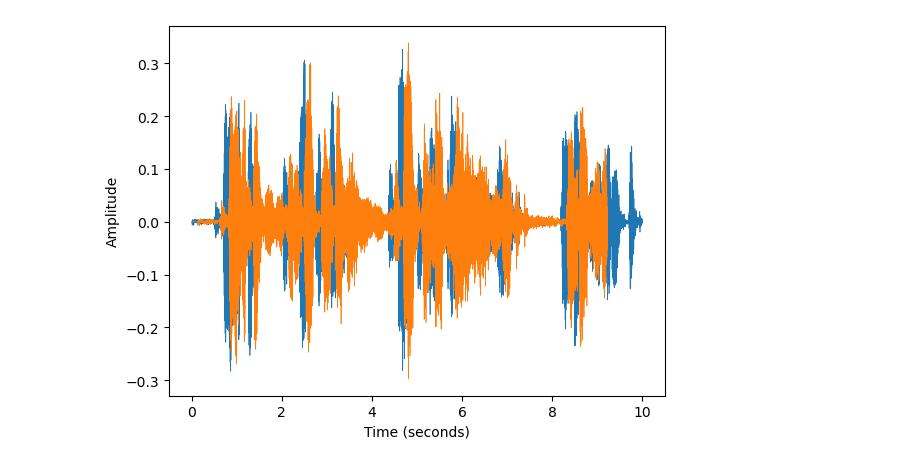
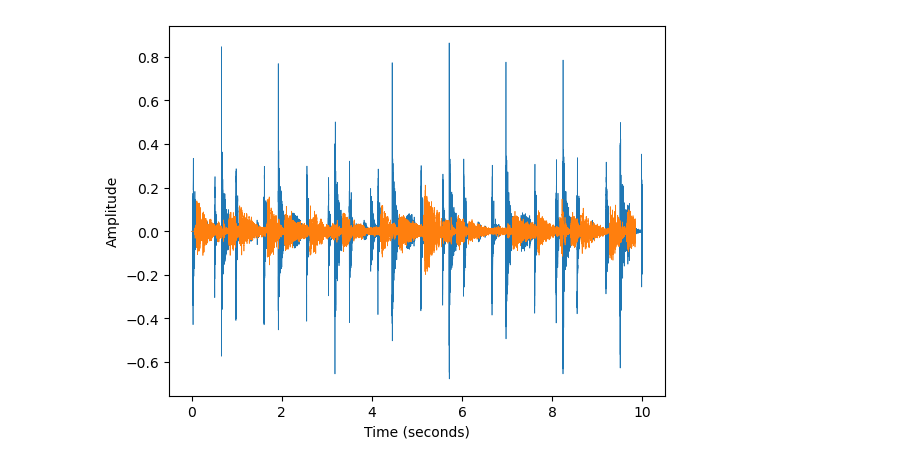
Before and after one commit to maxsolomonhenry/infinite-reverb, a Jupyter notebook: main.ipynb, the cells around one changed output. Cells and saved outputs as stored; diff of their text form; code cells hidden in the pictures.

```diff
--- a/main.ipynb
+++ b/main.ipynb
@@ -17,43 +14,43 @@ def plot_signal(x, sr):
     plt.xlabel("Time (seconds)")
     plt.ylabel("Amplitude")
 # %%
-# fpath = "audio/FunkyDrums-44p1-stereo-25secs.wav"
-fpath = "/Users/maxhenry/Documents/Matlab/eers-audio-toolbox/audio/speech_REF.wav"
+fpath = "audio/FunkyDrums-44p1-stereo-25secs.wav"
+# fpath = "/Users/maxhenry/Documents/Matlab/eers-audio-toolbox/audio/speech_REF.wav"
 
 x, sr = iverb.util.audioread(fpath)
 x = x[:10*sr]
 # %%
 block_size = 8192
 
-frame_size = 1024
+frame_size = 2048
 num_overlap = 16
 
-buffer = iverb.PhaseFreezer(frame_size, num_overlap, -30, 10, 0.01, sr)
+buffer = iverb.PhaseFreezer(frame_size, num_overlap, -28, 10, 0, sr)
 
 num_blocks = len(x) // block_size
 
 y = []
 p_in = 0
 p_out = p_in + block_size
 for i in range(num_blocks):
     block = x[p_in:p_out].copy()
 
     block = buffer.process_block(block)
 
     y.append(block)
 
     p_in += block_size
     p_out += block_size
 
 y = np.concatenate(y)
 
 plot_signal(x, sr)
 plot_signal(y, sr)
 plt.show()
 
 ipd.display(ipd.Audio(x, rate=sr))
 ipd.display(ipd.Audio(y, rate=sr))
 # %% [output]
-[figure, old version]
+[figure, new version]
 [interactive output not drawn]
 [interactive output not drawn]
```
Also changed, not shown: parts of 1 cell of this notebook, 1 other file.
